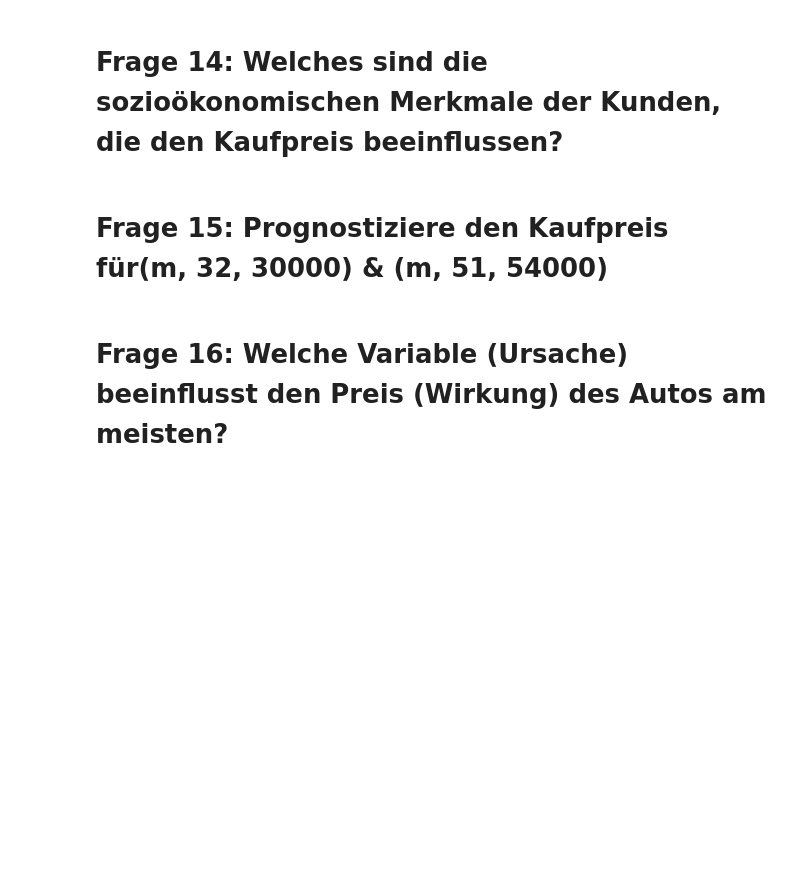
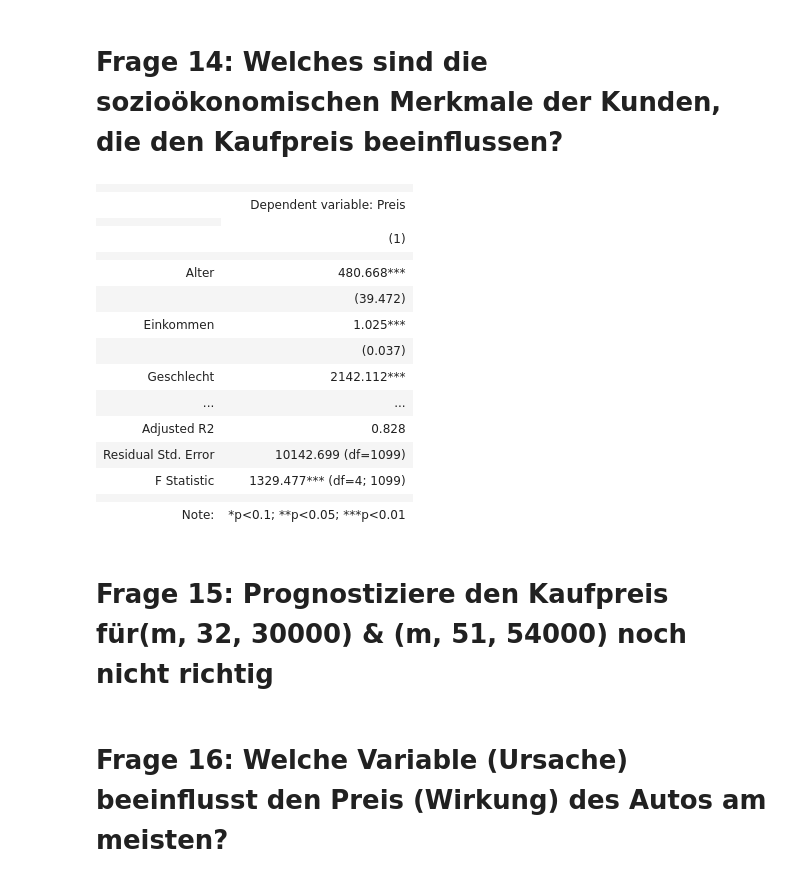
Before and after one commit to Dennis130301/final_projectWS23_Group1, a Jupyter notebook: Projekt_Gruppe1.ipynb, the cells around one changed output. Saved outputs shown, nothing was run; the diff lists cells and outputs as text; code cells hidden in the pictures; blank space fills up the shorter version.

```diff
--- a/Projekt_Gruppe1.ipynb
+++ b/Projekt_Gruppe1.ipynb
@@ -803,8 +839,29 @@ merged_df.loc[merged_df["Einkommen"] > merged_df["Preis"]]
 | K0143 | Kunde | 31 | 36296.0 | 35482.61 | 0 | 31.0 | Nordrhein-Westfalen |
 # %% [markdown]
 # Frage 14: Welches sind die sozioökonomischen Merkmale der Kunden, die den Kaufpreis beeinflussen?
+# %%
+model1 = smf.ols('Preis ~ Alter + Einkommen + Geschlecht + Zeit', data = merged_df).fit()
+# %%
+Stargazer([model1])
+# %% [output]
+|  |  |
+|  | Dependent variable: Preis |
+|  |
+|  | (1) |
+|  |  |
+| Alter | 480.668*** |
+|  | (39.472) |
+| Einkommen | 1.025*** |
+|  | (0.037) |
+| Geschlecht | 2142.112*** |
+| ... | ... |
+| Adjusted R2 | 0.828 |
+| Residual Std. Error | 10142.699 (df=1099) |
+| F Statistic | 1329.477*** (df=4; 1099) |
+|  |  |
+| Note: | *p<0.1; **p<0.05; ***p<0.01 |
 # %% [markdown]
-# Frage 15: Prognostiziere den Kaufpreis für(m, 32, 30000) & (m, 51, 54000)
+# Frage 15: Prognostiziere den Kaufpreis für(m, 32, 30000) & (m, 51, 54000) noch nicht richtig
 # %% [markdown]
 # Frage 16: Welche Variable (Ursache) beeinflusst den Preis (Wirkung) des Autos am meisten?
 # %%
```
Also changed, not shown: parts of 19 cells of this notebook, 1 other file.
